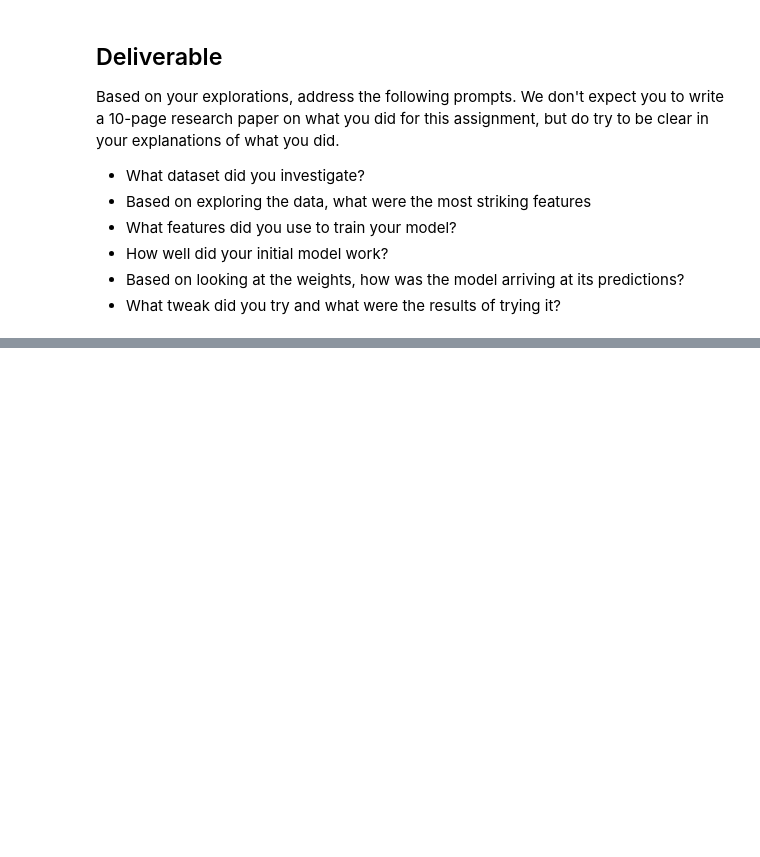
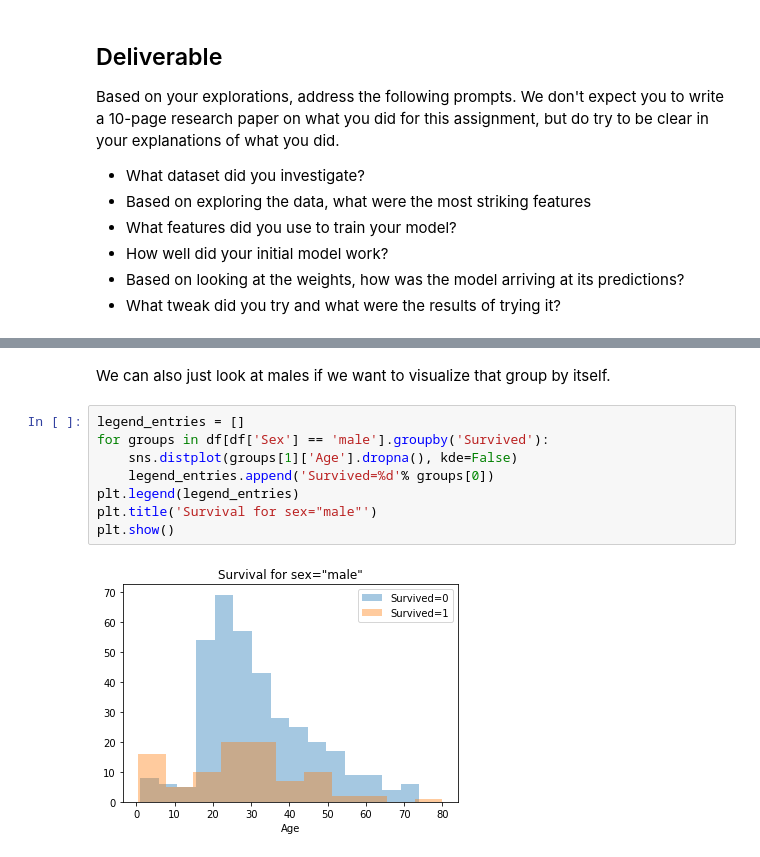
Before and after one commit to mlfa19/assignments, a Jupyter notebook: Module 1/05/assignment05.ipynb, the cells around one changed output, grey strips where cells are left out. Cells and saved outputs as stored; diff of their text form; blank space fills up the shorter version.

```diff
--- a/Module 1/05/assignment05.ipynb
+++ b/Module 1/05/assignment05.ipynb
@@ -370,0 +551,12 @@ Based on your explorations, address the following prompts.  We don't expect you
+# %% [markdown]
+We can also just look at males if we want to visualize that group by itself.
+# %%
+legend_entries = []
+for groups in df[df['Sex'] == 'male'].groupby('Survived'):
+    sns.distplot(groups[1]['Age'].dropna(), kde=False)
+    legend_entries.append('Survived=%d'% groups[0])
+plt.legend(legend_entries)
+plt.title('Survival for sex="male"')
+plt.show()
+# %% [output]
+[figure, added]
```
Also changed, not shown: parts of 39 cells of this notebook.
